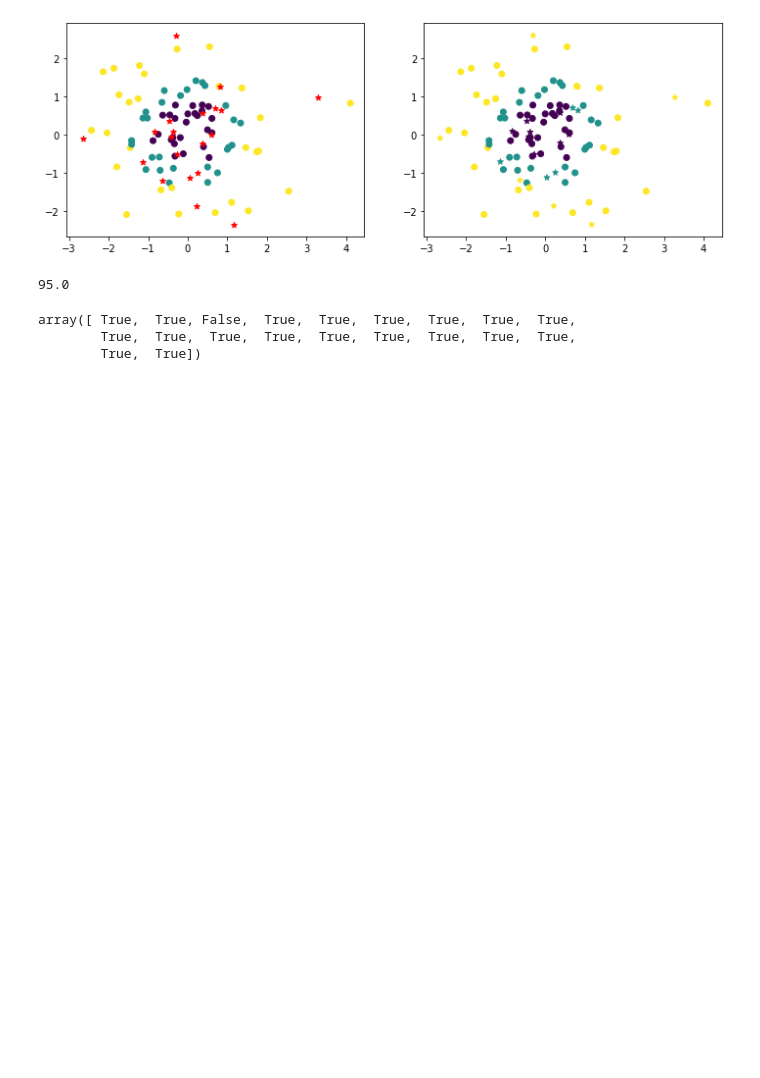
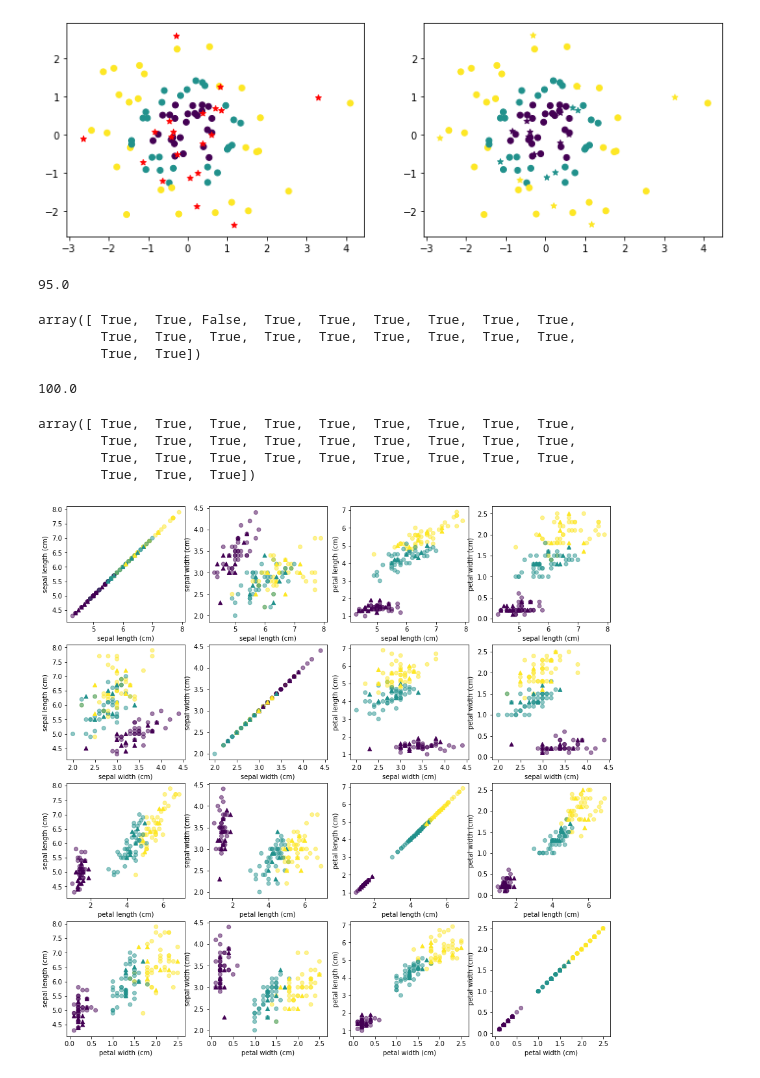
Before and after one commit to KPEdit/ML, a Jupyter notebook: ML/knn/knn_l1.ipynb, the cells around one changed output. Cells and saved outputs as stored; diff of their text form; code cells hidden in the pictures; blank space fills up the shorter version.

```diff
--- a/ML/knn/knn_l1.ipynb
+++ b/ML/knn/knn_l1.ipynb
@@ -210,0 +213,45 @@ array([ True,  True, False,  True,  True,  True,  True,  True,  True,
+# %%
+data = load_iris()
+datapd = pd.DataFrame(data.data)
+t = pd.DataFrame(data.target)
+
+datapd = datapd.rename(columns=dict(zip(range(0,4), data.feature_names)))
+index_to_name = dict(zip(range(0,4), data.target_names))
+datapd['target_types'] = data.target
+datapd['target_names'] = list(map(lambda x: index_to_name[x], datapd['target_types']))
+# %%
+X = datapd.iloc[:, :4]
+Y = datapd.iloc[:, 4]
+xtr4, xte4, ytr4, yte4 = train_test_split(np.array(X), np.array(Y),
+    test_size=.2, random_state=2)
+# %%
+knn = KNN()
+knn.train(xtr4, ytr4)
+yp4 = np.array(knn.predict(xte4, k=2))
+# %%
+ac = [1 for i in range(len(yp4)) if yp4[i] == yte4[i]]
+ac = sum(ac)/len(yte4)
+print(ac*100)
+yp4 == yte4
+# %% [output]
+100.0
+array([ True,  True,  True,  True,  True,  True,  True,  True,  True,
+        True,  True,  True,  True,  True,  True,  True,  True,  True,
+        True,  True,  True,  True,  True,  True,  True,  True,  True,
+        True,  True,  True])
+# %%
+import itertools
+datapd.iloc[:, :5]  # select datas by indexes
+combinations = list(itertools.product(range(0,4), repeat=2))
+fig, axes = plt.subplots(nrows=4, ncols=4, figsize=(15,15))
+for i, ax in enumerate(axes.flat):
+    ax.scatter(xtr4[:,combinations[i][0]], xtr4[:,combinations[i][1]],
+        marker='o', c=ytr4, alpha=.5)
+    ax.scatter(xte4[:,combinations[i][0]], xte4[:,combinations[i][1]],
+        marker='^', c=yp4, label="to predict")
+
+    ax.set_xlabel(datapd.columns[combinations[i][0]])
+    ax.set_ylabel(datapd.columns[combinations[i][1]])
+fig.savefig("iris_diagrams.png", dpi=150)
+# %% [output]
+[figure, added]
```
Also changed, not shown: parts of 1 cell of this notebook, 1 other file.
